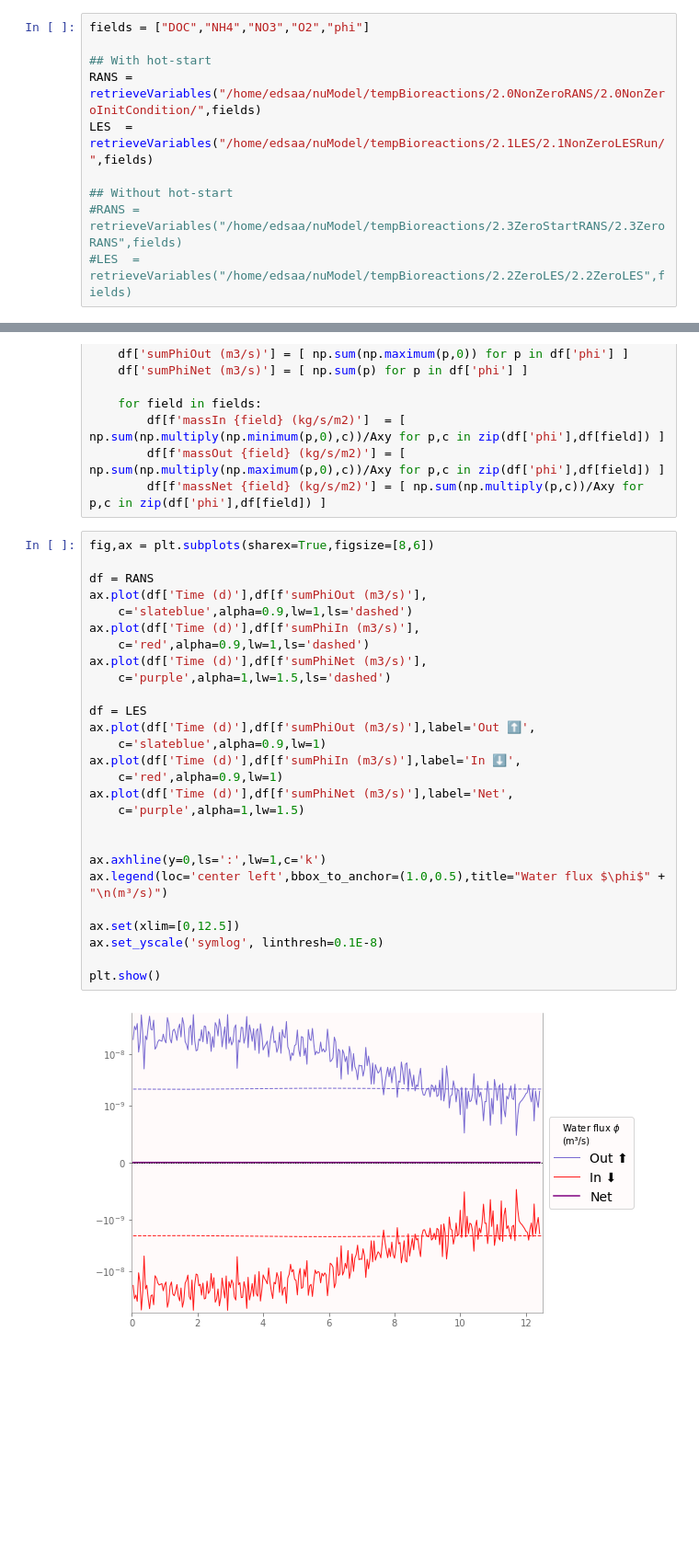
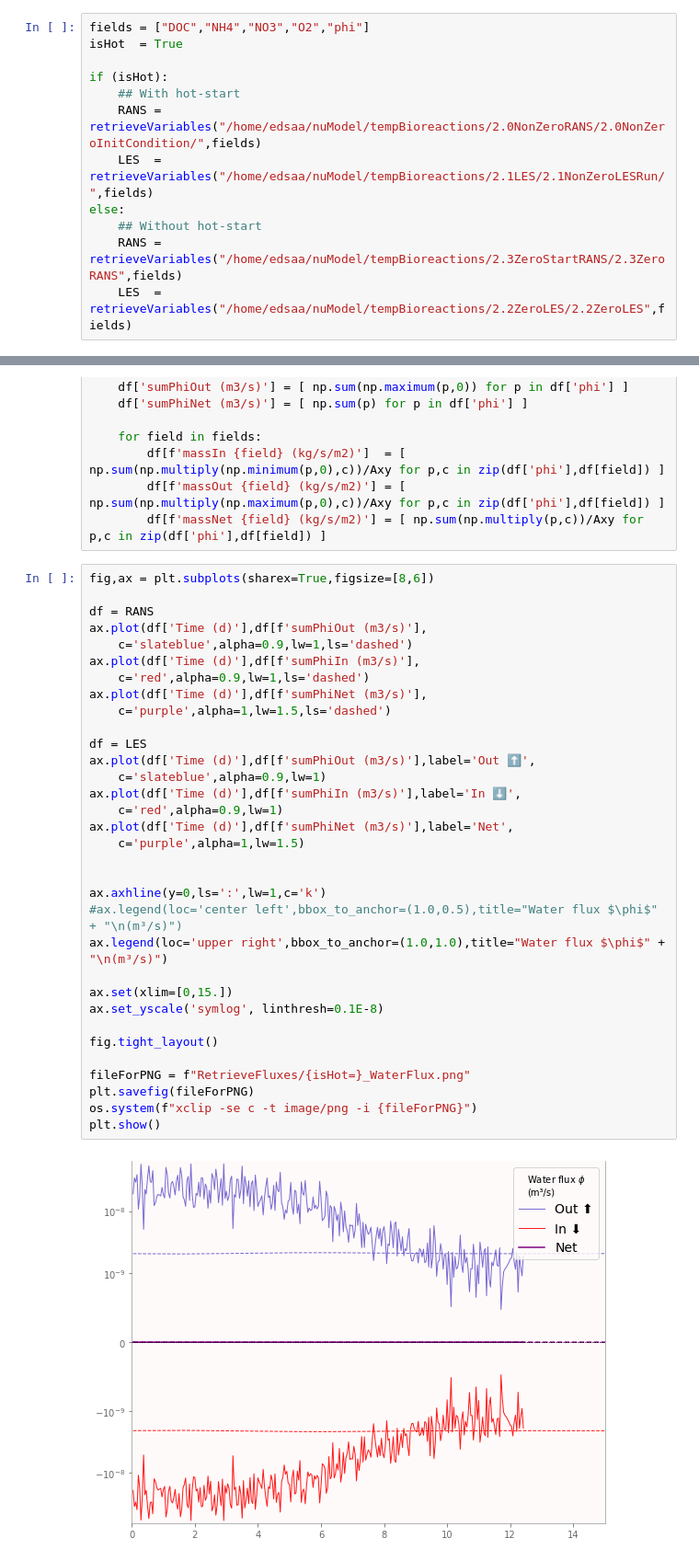
Before and after one commit to edsaac/ReactiveBiomass, a Jupyter notebook: notebooks/RetriveFluxes.ipynb, the cells around one changed output, grey strips where cells are left out. Shown at 92% size. Cells and saved outputs as stored; diff of their text form; blank space fills up the shorter version.

Commit message:
Organize images outputs from notebooks.

```diff
--- a/notebooks/RetriveFluxes.ipynb
+++ b/notebooks/RetriveFluxes.ipynb
@@ -12,14 +12,16 @@ plt.style.use(f'{REPO_PATH}/misc/edwin.mplstyle')
 from retrieveVariables import retrieveVariables
 # %%
 fields = ["DOC","NH4","NO3","O2","phi"]
+isHot  = True
 
-## With hot-start
-RANS = retrieveVariables("/home/edsaa/nuModel/tempBioreactions/2.0NonZeroRANS/2.0NonZeroInitCondition/",fields)
-LES  = retrieveVariables("/home/edsaa/nuModel/tempBioreactions/2.1LES/2.1NonZeroLESRun/",fields)
-
-## Without hot-start
-#RANS = retrieveVariables("/home/edsaa/nuModel/tempBioreactions/2.3ZeroStartRANS/2.3ZeroRANS",fields)
-#LES  = retrieveVariables("/home/edsaa/nuModel/tempBioreactions/2.2ZeroLES/2.2ZeroLES",fields)
+if (isHot):
+    ## With hot-start
+    RANS = retrieveVariables("/home/edsaa/nuModel/tempBioreactions/2.0NonZeroRANS/2.0NonZeroInitCondition/",fields)
+    LES  = retrieveVariables("/home/edsaa/nuModel/tempBioreactions/2.1LES/2.1NonZeroLESRun/",fields)
+else:
+    ## Without hot-start
+    RANS = retrieveVariables("/home/edsaa/nuModel/tempBioreactions/2.3ZeroStartRANS/2.3ZeroRANS",fields)
+    LES  = retrieveVariables("/home/edsaa/nuModel/tempBioreactions/2.2ZeroLES/2.2ZeroLES",fields)
 # %%
 ## Elliot-Brooks phi
 hydCond = 1.3E-3
@@ -51,31 +53,37 @@ for df in [RANS,LES]:
 # %%
 fig,ax = plt.subplots(sharex=True,figsize=[8,6])
 
 df = RANS
 ax.plot(df['Time (d)'],df[f'sumPhiOut (m3/s)'],
     c='slateblue',alpha=0.9,lw=1,ls='dashed')
 ax.plot(df['Time (d)'],df[f'sumPhiIn (m3/s)'],
     c='red',alpha=0.9,lw=1,ls='dashed')
 ax.plot(df['Time (d)'],df[f'sumPhiNet (m3/s)'],
     c='purple',alpha=1,lw=1.5,ls='dashed')
 
 df = LES
 ax.plot(df['Time (d)'],df[f'sumPhiOut (m3/s)'],label='Out ⬆️',
     c='slateblue',alpha=0.9,lw=1)
 ax.plot(df['Time (d)'],df[f'sumPhiIn (m3/s)'],label='In ⬇️',
     c='red',alpha=0.9,lw=1)
 ax.plot(df['Time (d)'],df[f'sumPhiNet (m3/s)'],label='Net',
     c='purple',alpha=1,lw=1.5)
 
 
 ax.axhline(y=0,ls=':',lw=1,c='k')
-ax.legend(loc='center left',bbox_to_anchor=(1.0,0.5),title="Water flux $\phi$" + "\n(m³/s)")
+#ax.legend(loc='center left',bbox_to_anchor=(1.0,0.5),title="Water flux $\phi$" + "\n(m³/s)")
+ax.legend(loc='upper right',bbox_to_anchor=(1.0,1.0),title="Water flux $\phi$" + "\n(m³/s)")
 
-ax.set(xlim=[0,12.5])
+ax.set(xlim=[0,15.])
 ax.set_yscale('symlog', linthresh=0.1E-8)
 
+fig.tight_layout()
+
+fileForPNG = f"RetrieveFluxes/{isHot=}_WaterFlux.png"
+plt.savefig(fileForPNG)
+os.system(f"xclip -se c -t image/png -i {fileForPNG}")
 plt.show()
 # %% [output]
-[figure, old version]
+[figure, new version]
 # %%
 fields = ["O2","DOC","NH4","NO3"]
```
Also changed, not shown: parts of 2 cells of this notebook, 19 other files.
